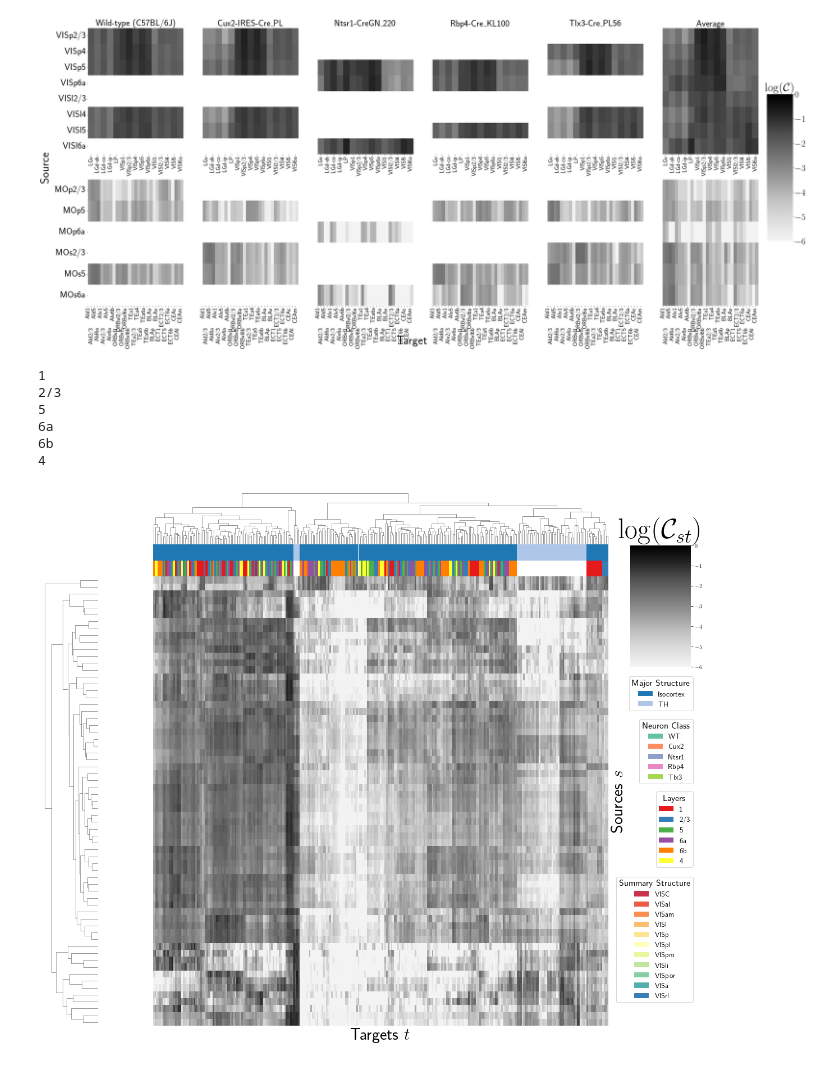
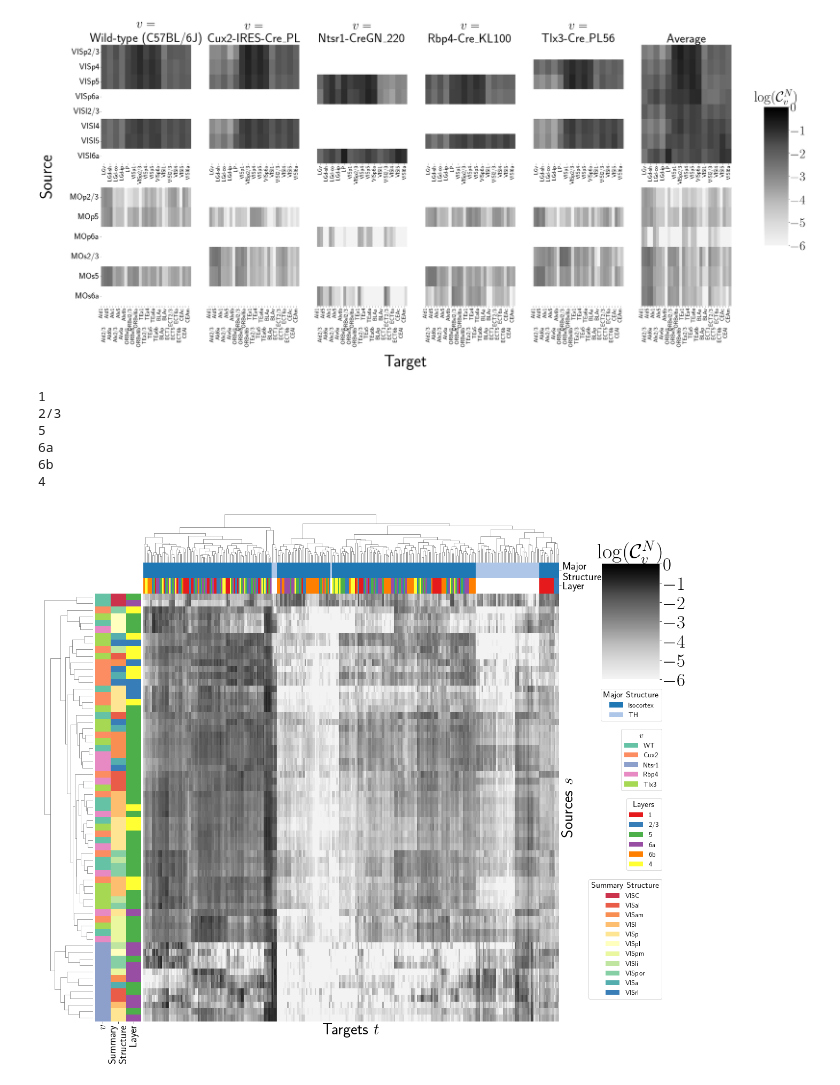
Before and after one commit to AllenInstitute/mouse_connectivity_models, a Jupyter notebook: analyses/paper_final/figures/Figure3.ipynb, the cells around one changed output. Saved outputs shown, nothing was run; the diff lists cells and outputs as text; code cells hidden in the pictures.

```diff
--- a/analyses/paper_final/figures/Figure3.ipynb
+++ b/analyses/paper_final/figures/Figure3.ipynb
@@ -185,7 +182,7 @@ treg_names = np.asarray(targ_reg)[:,1]
 fig, axes = plt.subplots(2,6, figsize = (40,17))
 #fig.xlabel('Target', fontsize = 40)
 #fig.ylabel('Source', fontsize = 40)
-cbar_ax = fig.add_axes([.91, .3, .03, .4])
+cbar_ax = fig.add_axes([.94, .3, .03, .4])
 #lowlim = -7
 tp = wt_conn_log.loc[source_regions].loc[:,target_regions]
 sns.heatmap(tp, vmin = lowlim, vmax= 0., ax= axes[0,0], cbar = False,cmap = new_cmap)
@@ -226,17 +223,17 @@ tp = av_data_log.loc[source_reg].loc[:,targ_reg]
 sns.heatmap(tp, vmin = lowlim, vmax= 0., ax= axes[1,5], cbar = True,cbar_ax= cbar_ax,cmap = new_cmap) #cbar_kws={'label': 'Log projection strength'})
 
 
-cbar_ax.set_title(r"$\log(\mathcal C)$", fontsize = 40)
+cbar_ax.set_title(r"$\log(\mathcal C_v^N)$", fontsize = 50, pad=20)
 for t in cbar_ax.get_yticklabels():
-     t.set_fontsize(30)
+     t.set_fontsize(45)
 
 
-axes[0,0].set_title('Wild-type (C57BL/6J)', fontsize = 30)
-axes[0,1].set_title('Cux2-IRES-Cre\_PL', fontsize = 30)
-axes[0,2].set_title("Ntsr1-CreGN\_220", fontsize = 30)
-axes[0,3].set_title('Rbp4-Cre\_KL100', fontsize = 30)
-axes[0,4].set_title('Tlx3-Cre\_PL56', fontsize = 30)
-axes[0,5].set_title('Average', fontsize = 30)
+axes[0,0].set_title(r"$v =$" + '\n Wild-type (C57BL/6J)', fontsize = 45)
+axes[0,1].set_title(r"$v =$" + '\n Cux2-IRES-Cre\_PL', fontsize = 45)
+axes[0,2].set_title(r"$v =$" + "\n Ntsr1-CreGN\_220", fontsize = 45)
+axes[0,3].set_title(r"$v =$" + '\n Rbp4-Cre\_KL100', fontsize = 45)
+axes[0,4].set_title(r"$v =$" + '\n Tlx3-Cre\_PL56', fontsize = 45)
+axes[0,5].set_title('Average', fontsize = 45)
 
 axes[0,0].set_xticklabels(tregion_names, fontsize = 20)
 axes[0,1].set_xticklabels(tregion_names, fontsize = 20)
@@ -258,14 +255,6 @@ for i in range(6):
     axes[1,i].set_xticklabels(treg_names, fontsize = 20)
     for tick in axes[1,i].xaxis.get_major_ticks()[1::2]:
         tick.set_pad(70)
-
-
-#axes[0,1].set_title('Cux2-IRES-Cre\_PL', fontsize = 30)
-#axes[0,2].set_title("Ntsr1-CreGN\_220", fontsize = 30)
-#axes[0,3].set_title('Rbp4-Cre\_KL100', fontsize = 30)
-#axes[0,4].set_title('Tlx3-Cre\_PL56', fontsize = 30)
-#axes[0,5].set_title('Average', fontsize = 30)
-
 
 
 
@@ -295,36 +284,36 @@ axes[0,5].set_yticks([])
 
 # axes[1,0].set_ylabel('MOp/MOs Sources', fontsize = 20)
 # axes[0,0].set_ylabel('VISp/VISl Sources', fontsize = 20)
 
 axes[1,1].set_ylabel('')
 axes[0,1].set_ylabel('')
 axes[1,2].set_ylabel('')
 axes[0,2].set_ylabel('')
 axes[1,3].set_ylabel('')
 axes[0,3].set_ylabel('')
 axes[1,4].set_ylabel('')
 axes[0,4].set_ylabel('')
 axes[1,5].set_ylabel('')
 axes[0,5].set_ylabel('')
 
 axes[1,0].set_xlabel('')
 axes[0,0].set_xlabel('')
 axes[1,1].set_xlabel('')
 axes[0,1].set_xlabel('')
 axes[1,2].set_xlabel('')
 axes[0,2].set_xlabel('')
 axes[1,3].set_xlabel('')
 axes[0,3].set_xlabel('')
 axes[1,4].set_xlabel('')
 axes[0,4].set_xlabel('')
 axes[1,5].set_xlabel('')
 axes[0,5].set_xlabel('')
 
-fig.text(0.5, 0.02, 'Target', ha='center', fontsize = 40)
-fig.text(0.07, 0.5, 'Source', va='center', rotation='vertical', fontsize = 40)
+fig.text(0.5, -0.05, 'Target', ha='center', fontsize = 60)
+fig.text(0.05, 0.5, 'Source', va='center', rotation='vertical', fontsize = 60)
 
-plt.savefig('analyses/figures_final/visp_mo', bbox_inches = 'tight')
+plt.savefig('paper/KoelleConn_fromlocal_0623/figs/visp_mo', bbox_inches = 'tight')
 # %% [output]
-[figure, old version]
+[figure, new version]
 # %%
 nleaf= 564
@@ -451,8 +448,9 @@ comb_data_vis_log_sub.columns = col_multi_ind_tuples
 g = sns.clustermap(comb_data_vis_log_sub, col_cluster = True, row_cluster = True,
                    figsize = (15,15), cmap = new_cmap, col_colors = combined_colors_col, row_colors = combined_colors, dendrogram_ratio=0.1, cbar_pos=[.98,.7,0.1,0.2], vmin = -6, vmax = 0)
 
-g.ax_col_colors.set_yticks([])
-g.ax_row_colors.set_xticks([])
+g.ax_col_colors.set_yticklabels(['Major \n Structure','Layer'], fontsize = 20)
+g.ax_row_colors.set_xticklabels([r"$v$",'Summary \n Structure','Layer'], fontsize= 20)
+#g.ax_row_colors.set_xticks([])
 g.ax_heatmap.set_xticks([])
 g.ax_heatmap.set_yticks([])
 g.ax_heatmap.set_yticklabels([])
@@ -475,7 +473,7 @@ ax2.xaxis.set_visible(False)
 ax2.yaxis.set_visible(False)
 for label in cre_labels.unique():
     ax2.bar(0, 0, color=cre_lut[label], label=label, linewidth=0.)
-l4 = ax2.legend(title='Neuron Class', ncol=1, bbox_to_anchor=(1.09, .62), bbox_transform=gcf().transFigure, fontsize = 13,title_fontsize=16)
+l4 = ax2.legend(title=r"$v$", ncol=1, bbox_to_anchor=(1.09, .62), bbox_transform=gcf().transFigure, fontsize = 13,title_fontsize=16)
 
 ax3 = gcf().add_axes((0.55,.15,0.,0.))
 ax3.xaxis.set_visible(False)
@@ -493,9 +491,11 @@ for label in layer_labels_col.unique()[:-1]:
 l4 = ax4.legend(title='Layers', ncol=1, bbox_to_anchor=(1.09, .5), bbox_transform=gcf().transFigure, fontsize = 13,title_fontsize=16)
 #g.savefig('/Users/samsonkoelle/alleninstitute/sambranch/mouse_connectivity_models/analyses/paper/figures/distances_leafs.png', bbox_inches = 'tight',pad_inches = 0)
 
-g.ax_cbar.set_title(r"$\log (\mathcal C_{st})$", rotation=0, fontsize = 50)
+g.ax_cbar.set_title(r"$\log (\mathcal C_v^N)$", rotation=0, fontsize = 40)
+for t in g.ax_cbar.get_yticklabels():
+     t.set_fontsize(35)
 #g.ax_cbar.set_yticklabels([g.ax_cbar.get_yticklabels()], fontsize=50)
-g.savefig('analyses/figures_final/heirarchical.png', bbox_inches = 'tight',pad_inches = 0)
+g.savefig('paper/KoelleConn_fromlocal_0623/figs/heirarchical.png', bbox_inches = 'tight',pad_inches = 0)
 # %% [output]
 1
 2/3
@@ -503,4 +503,4 @@ g.savefig('analyses/figures_final/heirarchical.png', bbox_inches = 'tight',pad_i
 6a
 6b
 4
-[figure, old version]
+[figure, new version]
```
Also changed, not shown: parts of 7 cells of this notebook, 25 other files.
